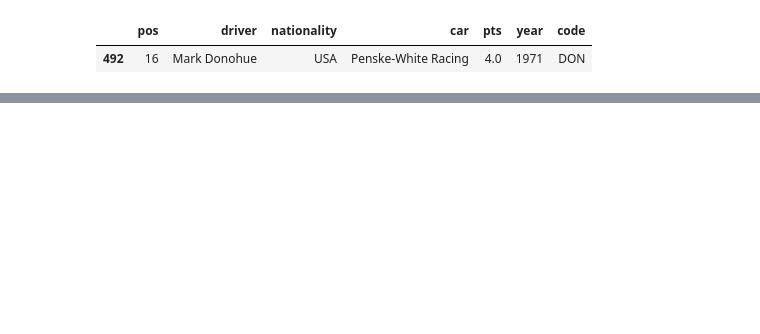
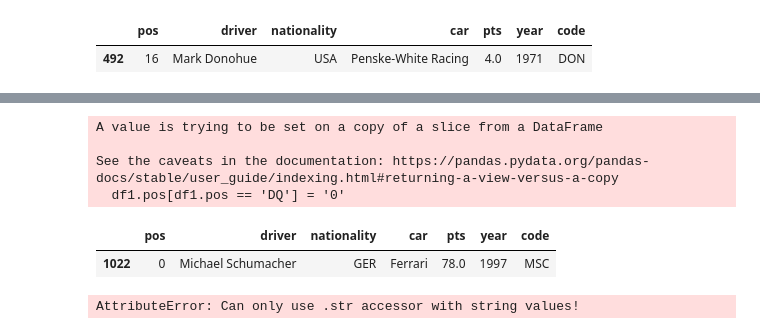
Before and after one commit to victorjgg14/f1-analisis, a Jupyter notebook: code/ETL.ipynb, the cells around one changed output, grey strips where cells are left out. Drawn from its saved outputs; the diff is of its cells as text; code cells hidden in the pictures; blank space fills up the shorter version.

```diff
--- a/code/ETL.ipynb
+++ b/code/ETL.ipynb
@@ -103,0 +115,12 @@ buscar_nombre_df1('car', 'white').head(55)
+# %%
+df1.pos[df1.pos == 'DQ'] = '0'
+# %% [output]
+A value is trying to be set on a copy of a slice from a DataFrame
+
+See the caveats in the documentation: https://pandas.pydata.org/pandas-docs/stable/user_guide/indexing.html#returning-a-view-versus-a-copy
+  df1.pos[df1.pos == 'DQ'] = '0'
+# %%
+df1[df1.pos == '0']
+# %% [output]
+|  | pos | driver | nationality | car | pts | year | code |
+| 1022 | 0 | Michael Schumacher | GER | Ferrari | 78.0 | 1997 | MSC |
@@ -103,0 +129,4 @@ buscar_nombre_df1('car', 'white').head(55)
+# %%
+buscar_nombre_df1('pts', '.5').head(5)5
+# %% [output]
+AttributeError: Can only use .str accessor with string values!
```
Also changed, not shown: parts of 4 cells of this notebook.
